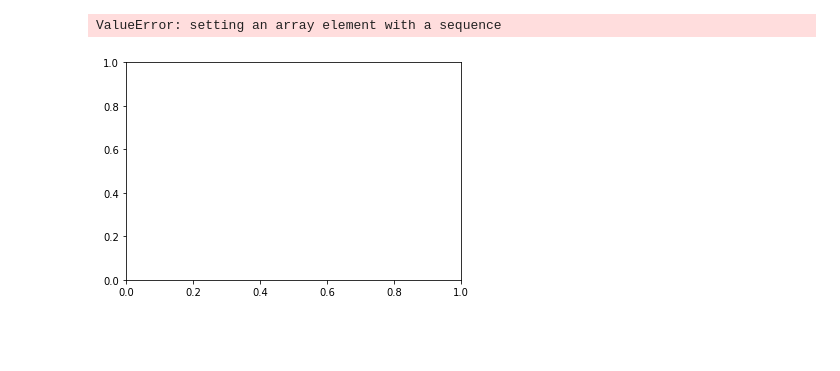
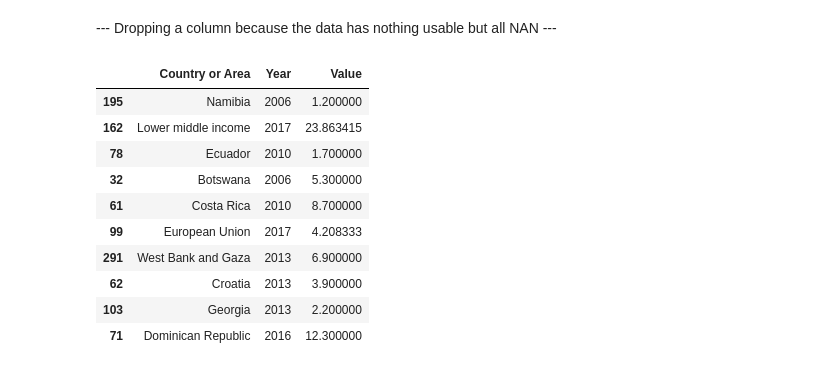
Before and after one commit to Afewerk/Data-Science, a Jupyter notebook: Assignment-plotting-basics.ipynb, the cells around one changed output. Cells and saved outputs as stored; diff of their text form; code cells hidden in the pictures; blank space fills up the shorter version.

```diff
--- a/Assignment-plotting-basics.ipynb
+++ b/Assignment-plotting-basics.ipynb
@@ -68,9 +60,17 @@ df1_1
-# %%
-#At first glance lets see what the sample data tells us about the report
-x = df1_1.groupby('Country or Area')
-x1 = x['Year']
-plt.hist(x1, color='purple')
-#plt.title('Sample data 10 reports taken randomely\n');
-# %% [output]
-ValueError: setting an array element with a sequence
-[figure, removed]
+# %% [markdown]
+--- Dropping a column because the data has nothing usable but all NAN ---
+# %%
+column = ['Value Footnotes']
+df1.drop(column, axis=1).sample(10)
+# %% [output]
+|  | Country or Area | Year | Value |
+| 195 | Namibia | 2006 | 1.200000 |
+| 162 | Lower middle income | 2017 | 23.863415 |
+| 78 | Ecuador | 2010 | 1.700000 |
+| 32 | Botswana | 2006 | 5.300000 |
+| 61 | Costa Rica | 2010 | 8.700000 |
+| 99 | European Union | 2017 | 4.208333 |
+| 291 | West Bank and Gaza | 2013 | 6.900000 |
+| 62 | Croatia | 2013 | 3.900000 |
+| 103 | Georgia | 2013 | 2.200000 |
+| 71 | Dominican Republic | 2016 | 12.300000 |
```
Also changed, not shown: parts of 10 cells of this notebook.
